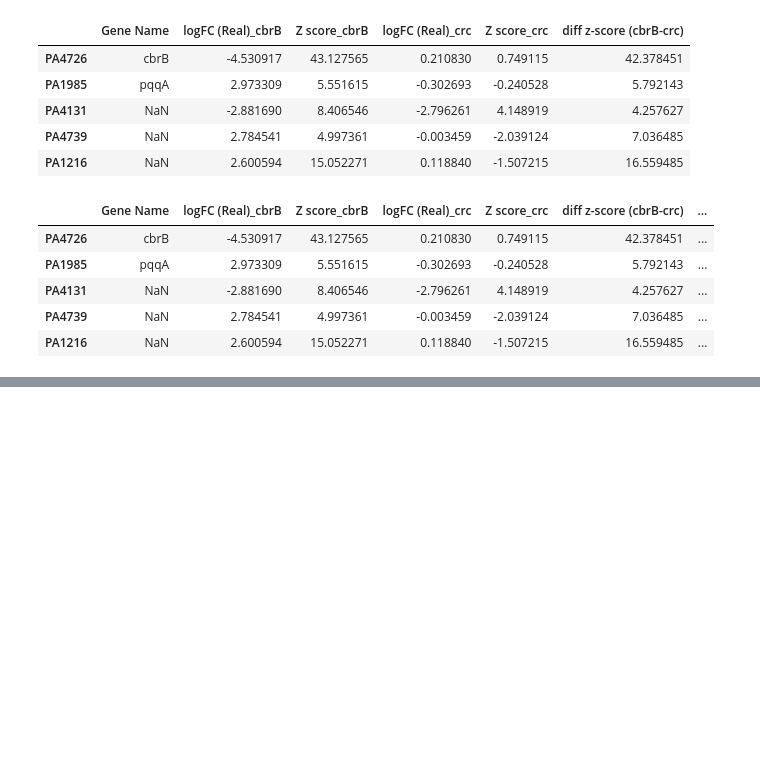
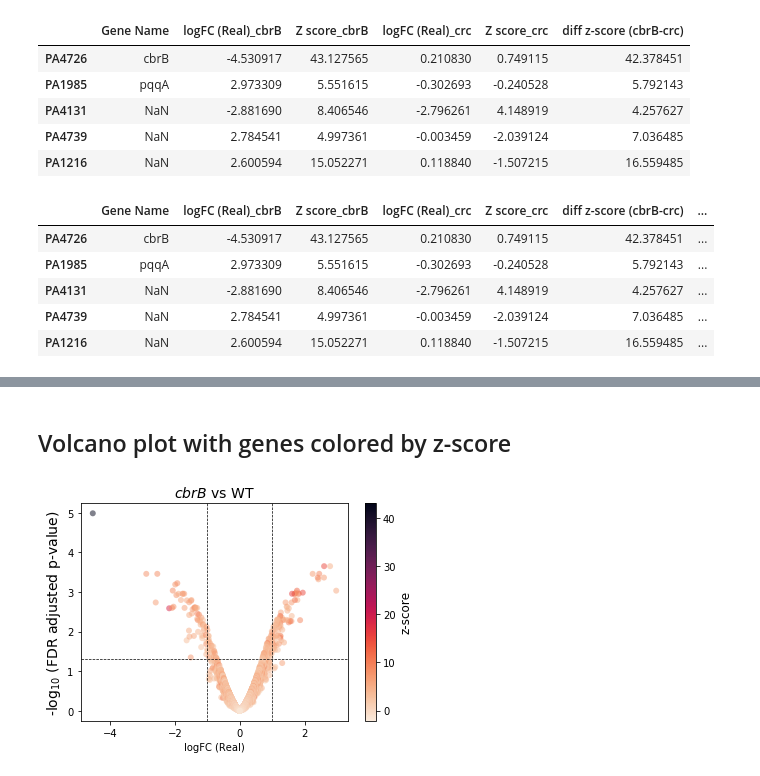
Before and after one commit to greenelab/generic-expression-patterns, a Jupyter notebook: pseudomonas_analysis/viz_E-GEOD-33245_cbrB_v_WT.ipynb, the cells around one changed output, grey strips where cells are left out. Cells and saved outputs as stored; diff of their text form; code cells hidden in the pictures; blank space fills up the shorter version.

```diff
--- a/pseudomonas_analysis/viz_E-GEOD-33245_cbrB_v_WT.ipynb
+++ b/pseudomonas_analysis/viz_E-GEOD-33245_cbrB_v_WT.ipynb
@@ -314,3 +351,48 @@ h.figure.savefig(
     pad_inches=0,
     dpi=300,
 )
+# %% [markdown]
+## Volcano plot with genes colored by z-score
+# %%
+# Read template DE stats
+template_summary_filename = os.path.join(
+    base_dir, dataset_name, f"generic_gene_summary_{project_id}_cbrB_v_WT.tsv"
+)
+template_summary_df = pd.read_csv(
+    template_summary_filename, sep="\t", index_col=0, header=0
+)
+
+# Take -log10 of adjusted p-value
+template_summary_df["padj_log10"] = -np.log10(template_summary_df["Adj P-value (Real)"])
+
+# Plot
+f1 = sns.scatterplot(
+    data=template_summary_df,
+    x="logFC (Real)",
+    y="padj_log10",
+    hue="Z score",
+    alpha=0.5,
+    palette="rocket_r",
+    linewidth=0,
+    legend=False,
+)
+
+# Add traditional thresholds
+f1.axhline(-np.log10(0.05), c="black", lw=0.7, ls="--")
+f1.axvline(1, c="black", lw=0.7, ls="--")
+f1.axvline(-1, c="black", lw=0.7, ls="--")
+
+f1.set_ylabel(r"-log$_{10}$ (FDR adjusted p-value)", fontsize=14, fontname="Verdana")
+f1.set_title("$cbrB$ vs WT", fontsize=14, fontname="Verdana")
+
+norm = plt.Normalize(
+    template_summary_df["Z score"].min(), template_summary_df["Z score"].max()
+)
+sm = plt.cm.ScalarMappable(cmap="rocket_r", norm=norm)
+sm.set_array([])
+cb = f1.figure.colorbar(sm)
+
+cb.ax.tick_params(labelsize=10)
+cb.set_label(label="z-score", size=12, fontname="Verdana")
+# %% [output]
+[figure, added]
```
Also changed, not shown: parts of 4 cells of this notebook, 4 other files.
